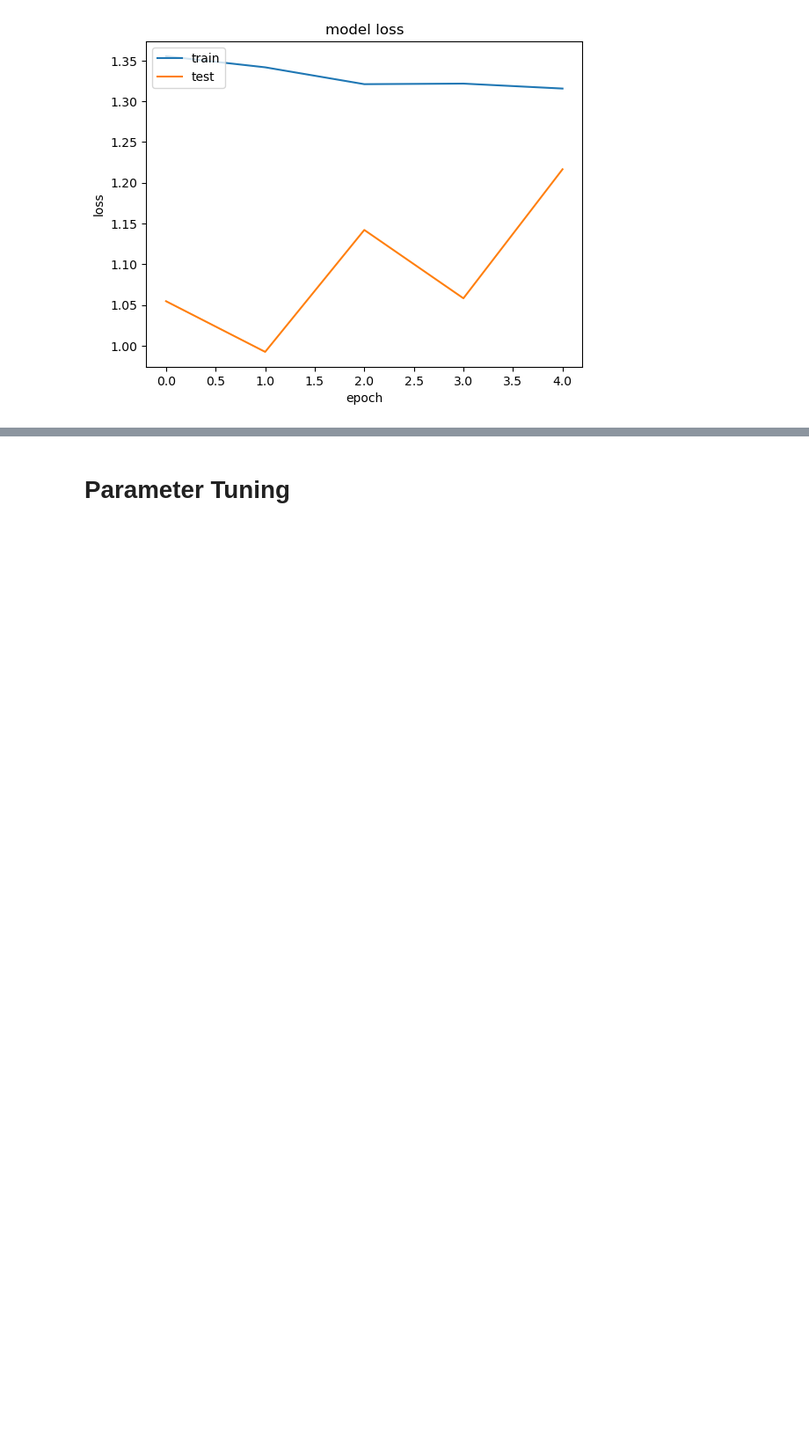
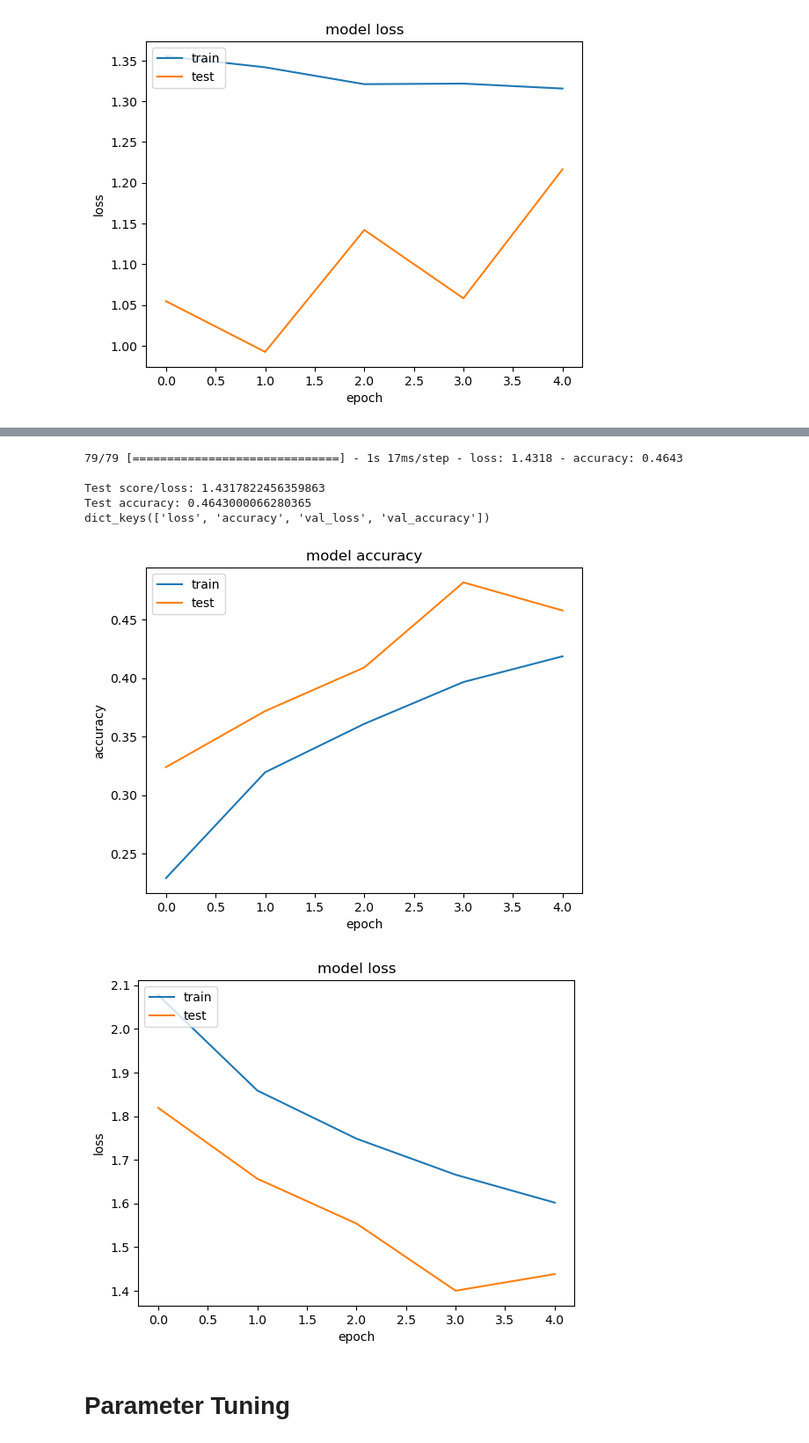
Before and after one commit to mm849/Computer-Vision-Classification, a Jupyter notebook: notebooks/trial2.ipynb, the cells around one changed output, grey strips where cells are left out. Shown at 88% size. Cells and saved outputs as stored; diff of their text form; code cells hidden in the pictures; blank space fills up the shorter version.

Commit message:
model 3-3 data augmentation (epoch 5)

```diff
--- a/notebooks/trial2.ipynb
+++ b/notebooks/trial2.ipynb
@@ -688,0 +779,6 @@ dict_keys(['loss', 'accuracy', 'val_loss', 'val_accuracy'])
+# %%
+X_train, X_val, y_train, y_val = train_test_split(input_X_train, output_Y_train, test_size=VALIDATION_SPLIT)
+# %%
+# train with image augmentation
+history2=deeper_model.fit_generator(datagen.flow(X_train, y_train, batch_size=128),
+                    steps_per_epoch = len(X_train) / 128, epochs=5, validation_data=(X_val, y_val))
@@ -689,3 +796,13 @@ dict_keys(['loss', 'accuracy', 'val_loss', 'val_accuracy'])
+# %%
+plot_history(deeper_model, input_X_test, output_Y_test, history2)
+# %% [output]
+79/79 [==============================] - 1s 17ms/step - loss: 1.4318 - accuracy: 0.4643
+
+Test score/loss: 1.4317822456359863
+Test accuracy: 0.4643000066280365
+dict_keys(['loss', 'accuracy', 'val_loss', 'val_accuracy'])
+[figure, added]
+[figure, added]
 # %% [markdown]
 # Parameter Tuning
 # %%
```
Also changed, not shown: parts of 8 cells of this notebook.
